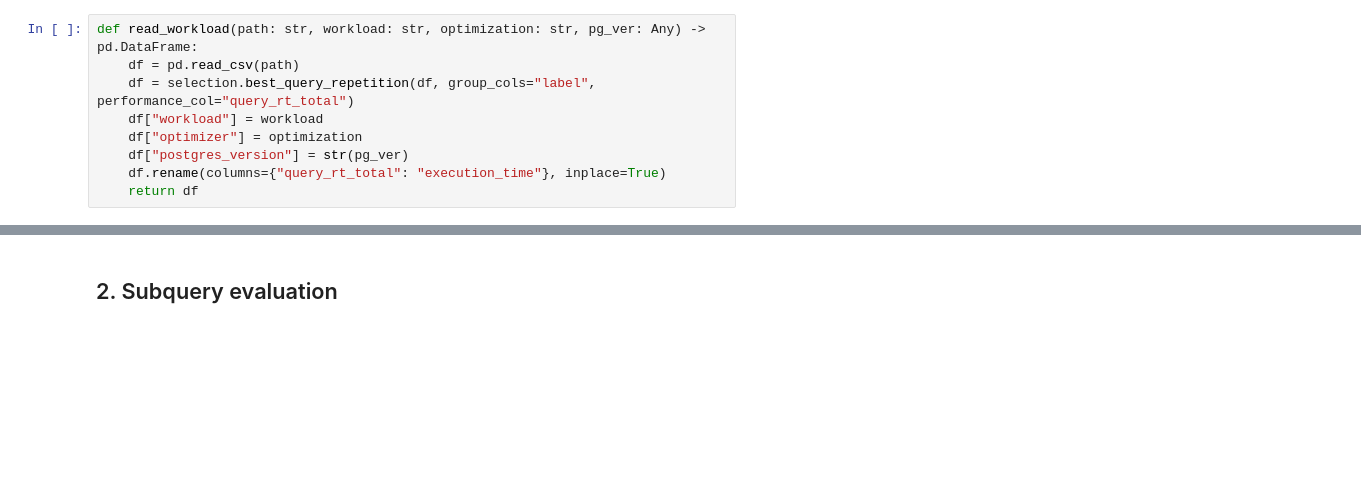
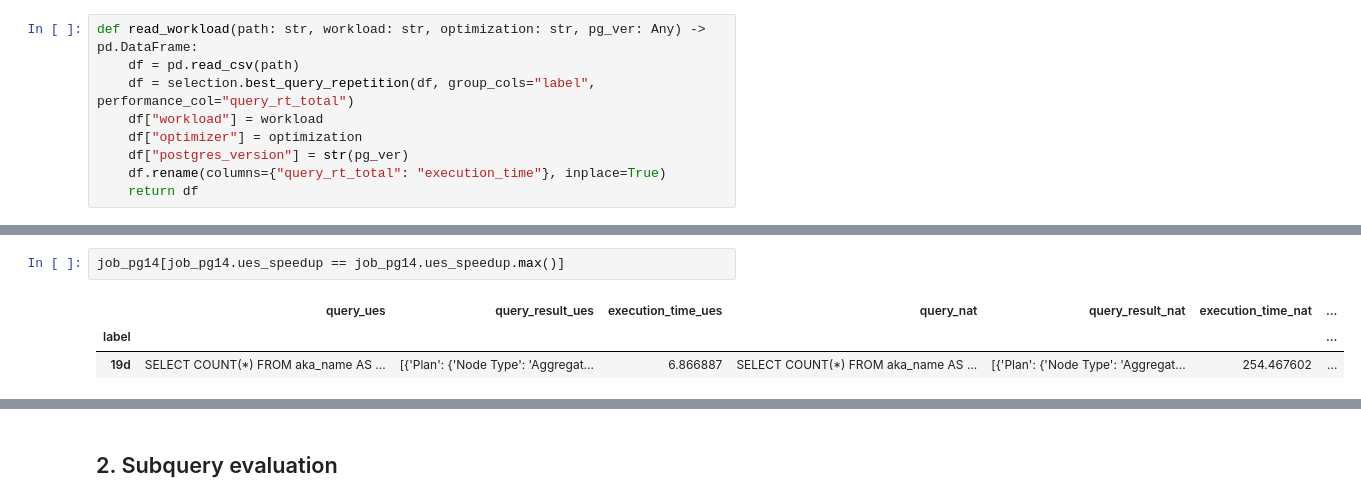
Before and after one commit to rbergm/PostBOUND, a Jupyter notebook: ues/Eval Analysis.ipynb, the cells around one changed output, grey strips where cells are left out. Cells and saved outputs as stored; diff of their text form; blank space fills up the shorter version.

```diff
--- a/ues/Eval Analysis.ipynb
+++ b/ues/Eval Analysis.ipynb
@@ -83,0 +104,6 @@ rt_cmp[rt_cmp.native_speedup <= rt_cmp.native_speedup.quantile(0.05)].native_spe
+# %%
+job_pg14[job_pg14.ues_speedup == job_pg14.ues_speedup.max()]
+# %% [output]
+|  | query_ues | query_result_ues | execution_time_ues | query_nat | query_result_nat | execution_time_nat | ... |
+| label |  |  |  |  |  |  | ... |
+| 19d | SELECT COUNT(*) FROM aka_name AS ... | [{'Plan': {'Node Type': 'Aggregat... | 6.866887 | SELECT COUNT(*) FROM aka_name AS ... | [{'Plan': {'Node Type': 'Aggregat... | 254.467602 | ... |
```
Also changed, not shown: parts of 17 cells of this notebook.
